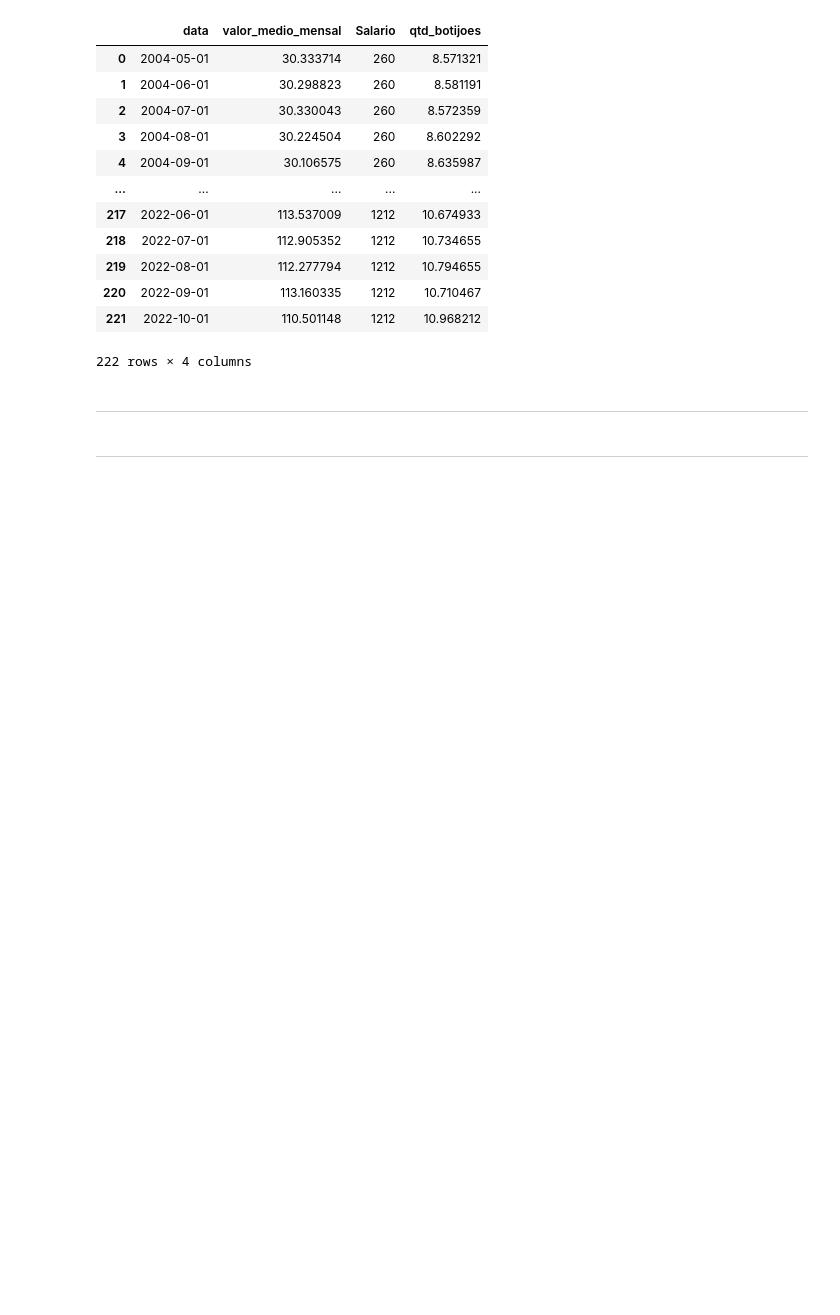
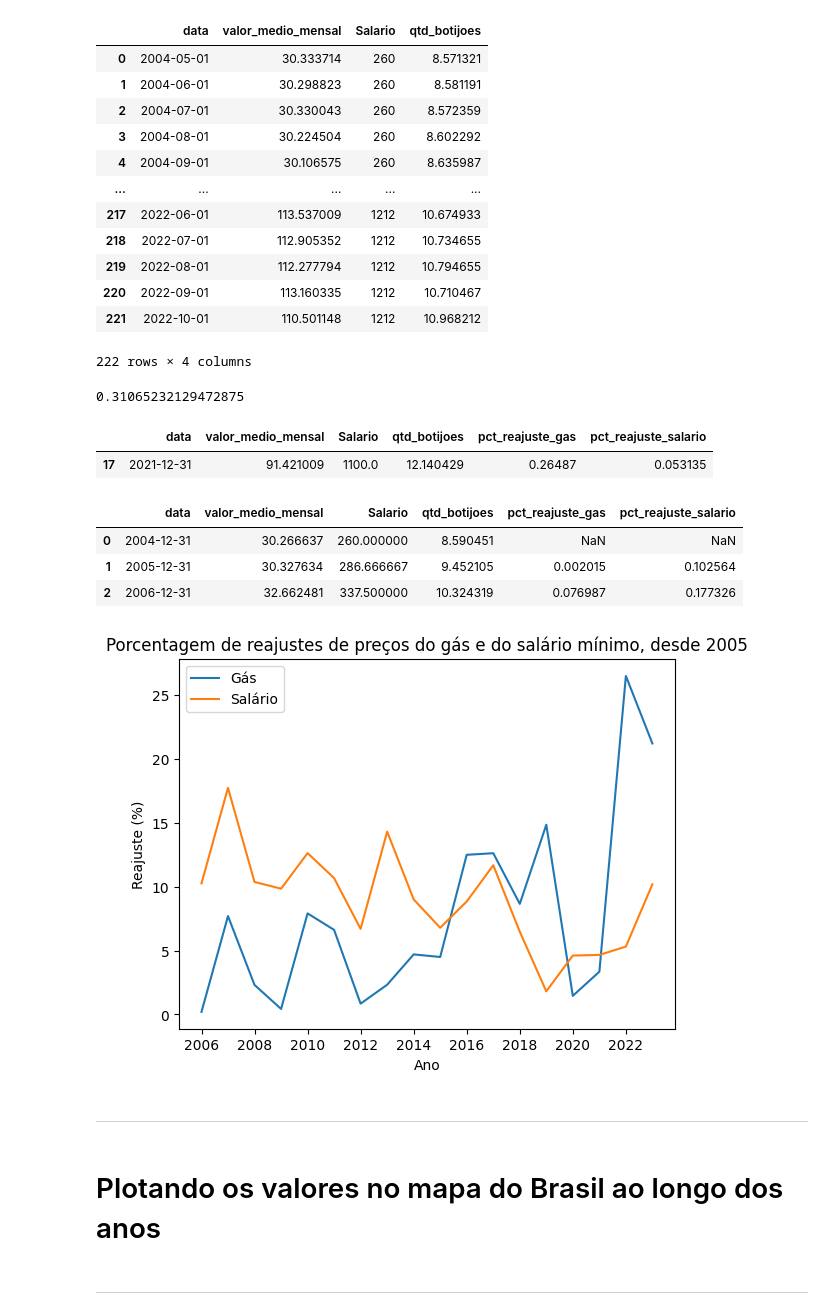
Before and after one commit to pedrorcm/historico-precos-gas, a Jupyter notebook: main.ipynb, the cells around one changed output. Drawn from its saved outputs; the diff is of its cells as text; code cells hidden in the pictures; blank space fills up the shorter version.

```diff
--- a/main.ipynb
+++ b/main.ipynb
@@ -289,9 +363,9 @@ gas_dataframe[(gas_dataframe.data.dt.month == 9) & (gas_dataframe.data.dt.year =
 # %%
 # Para contornar o problema, preencheremos o valor de acordo com valor anterior ao mesmo:
 
-valor_glp_meses = valor_glp_meses.fillna(method='bfill')
+mensal_gas_dataframe = mensal_gas_dataframe.fillna(method='bfill')
 
-valor_glp_meses[valor_glp_meses.valor_venda.notna() == False] # Mostrando que não temos mais valores nulos
+mensal_gas_dataframe[mensal_gas_dataframe.valor_venda.notna() == False] # Mostrando que não temos mais valores nulos
 # %% [output]
 |  | data | valor_venda |
 # %%
@@ -328,7 +402,7 @@ valor_glp_meses.head(3)
 | 1 | 2004-06-30 | 30.298823 |
 | 2 | 2004-07-31 | 30.330043 |
 # %%
-valor_glp_meses.data = valor_glp_meses.data.apply(lambda x: pd.Timestamp(x).replace(day=1))
+mensal_gas_dataframe.data = mensal_gas_dataframe.data.apply(lambda x: pd.Timestamp(x).replace(day=1))
 # %%
 salario_selecionado = salario_selecionado.reset_index()
 salario_selecionado.head(3)
@@ -338,7 +412,7 @@ salario_selecionado.head(3)
 | 1 | 2004-06-01 | 260 |
 | 2 | 2004-07-01 | 260 |
 # %%
-dataset_mensal = valor_glp_meses.merge(salario_selecionado,left_on='data', right_on='Data').drop('Data',axis=1)
+dataset_mensal = mensal_gas_dataframe.merge(salario_selecionado,left_on='data', right_on='Data').drop('Data',axis=1)
 dataset_mensal = dataset_mensal.rename({'valor_venda':'valor_medio_mensal'}, axis=1)
 dataset_mensal.head()
 # %% [output]
@@ -375,3 +450,7 @@ dataset_mensal
 222 rows × 4 columns
 # %%
 dataset_anual = dataset_mensal.resample("Y", on='data').mean().reset_index()
+# %%
+# Separando a porcentagem de reajuste no preço do gás e no salário, a cada ano
+dataset_anual['pct_reajuste_gas'] = dataset_anual['valor_medio_mensal'].pct_change()
+dataset_anual['pct_reajuste_salario'] = dataset_anual['Salario'].pct_change()
@@ -378,4 +459,33 @@ dataset_anual = dataset_mensal.resample("Y", on='data').mean().reset_index()
+# %%
+dataset_mensal.loc[dataset_mensal.data.dt.year == 2021].pct_reajuste_gas.sum()
+# %% [output]
+0.31065232129472875
+# %%
+dataset_anual.query('data == "2021-12-31"')
+# %% [output]
+|  | data | valor_medio_mensal | Salario | qtd_botijoes | pct_reajuste_gas | pct_reajuste_salario |
+| 17 | 2021-12-31 | 91.421009 | 1100.0 | 12.140429 | 0.26487 | 0.053135 |
+# %%
+dataset_anual.head(3)
+# %% [output]
+|  | data | valor_medio_mensal | Salario | qtd_botijoes | pct_reajuste_gas | pct_reajuste_salario |
+| 0 | 2004-12-31 | 30.266637 | 260.000000 | 8.590451 | NaN | NaN |
+| 1 | 2005-12-31 | 30.327634 | 286.666667 | 9.452105 | 0.002015 | 0.102564 |
+| 2 | 2006-12-31 | 32.662481 | 337.500000 | 10.324319 | 0.076987 | 0.177326 |
+# %%
+sns.lineplot(dataset_anual, x=dataset_anual.data, y=dataset_anual.pct_reajuste_gas * 100, label='Gás')
+sns.lineplot(dataset_anual, x=dataset_anual.data, y=dataset_anual.pct_reajuste_salario * 100, label='Salário')
+
+plt.xlabel('Ano')
+plt.ylabel('Reajuste (%)')
+
+plt.title('Porcentagem de reajustes de preços do gás e do salário mínimo, desde 2005')
+plt.show()
+# %% [output]
+[figure, added]
 # %%
 # Plotado no Tableau - Adicionar como arquivo separado ou imagem no markdown?
 # %% [markdown]
 _______
+# %% [markdown]
+# Plotando os valores no mapa do Brasil ao longo dos anos
```
Also changed, not shown: parts of 55 cells of this notebook.
